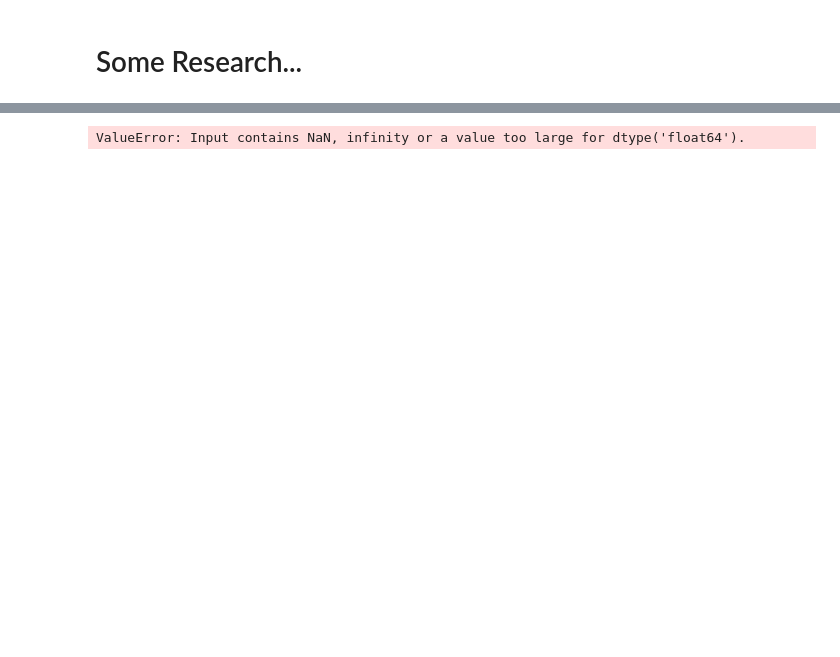
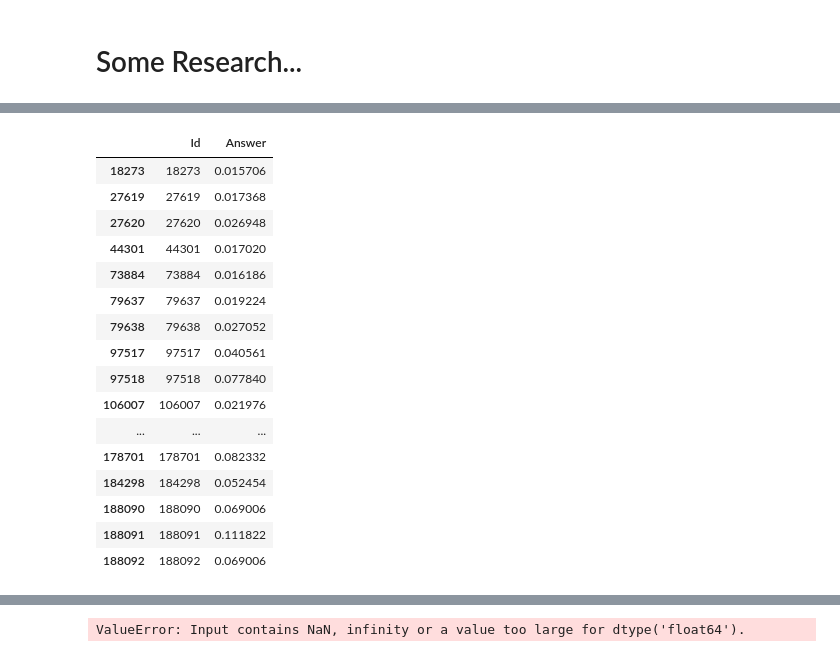
Before and after one commit to akarazeev/ML-6-7sem-MIPT-2017, a Jupyter notebook: hw4/task1/main.ipynb, the cells around one changed output, grey strips where cells are left out. Saved outputs shown, nothing was run; the diff lists cells and outputs as text; code cells hidden in the pictures; blank space fills up the shorter version.

```diff
--- a/hw4/task1/main.ipynb
+++ b/hw4/task1/main.ipynb
@@ -193,6 +249,6 @@ Wall time: 2min 52s
 # %%
 %%time
-clf = XGBClassifier(max_depth=23)
+clf = XGBClassifier(max_depth=20)
 clf.fit(new_train.drop(['x'], axis=1), train_y)
 notify('Trained!')
 # %% [output]
@@ -219,3 +275,5 @@ Wall time: 10.6 s
+# %%
+short_indices = [en for en, x in enumerate(list(map(lambda x: len(x), test['x']))) if x == 1]
 # %%
 %%time
 
@@ -246,3 +304,23 @@ Wall time: 1min
+# %%
+sample_submission.iloc[short_indices]
+# %% [output]
+|  | Id | Answer |
+| 18273 | 18273 | 0.015706 |
+| 27619 | 27619 | 0.017368 |
+| 27620 | 27620 | 0.026948 |
+| 44301 | 44301 | 0.017020 |
+| 73884 | 73884 | 0.016186 |
+| 79637 | 79637 | 0.019224 |
+| 79638 | 79638 | 0.027052 |
+| 97517 | 97517 | 0.040561 |
+| 97518 | 97518 | 0.077840 |
+| 106007 | 106007 | 0.021976 |
+| ... | ... | ... |
+| 178701 | 178701 | 0.082332 |
+| 184298 | 184298 | 0.052454 |
+| 188090 | 188090 | 0.069006 |
+| 188091 | 188091 | 0.111822 |
+| 188092 | 188092 | 0.069006 |
 # %%
 [(test.iloc[i]['x'], sample_submission.iloc[i]['Answer']) for i in [i for i, x in enumerate(sample_submission['Answer']) if x > 0.5]]
 # %% [output]
```
Also changed, not shown: parts of 28 cells of this notebook, 1 other file.
